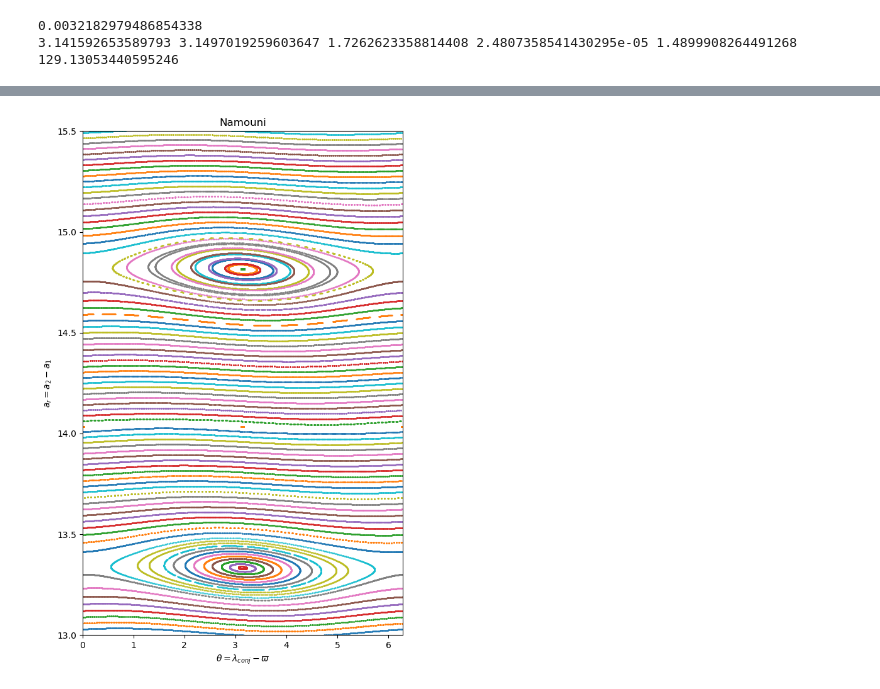
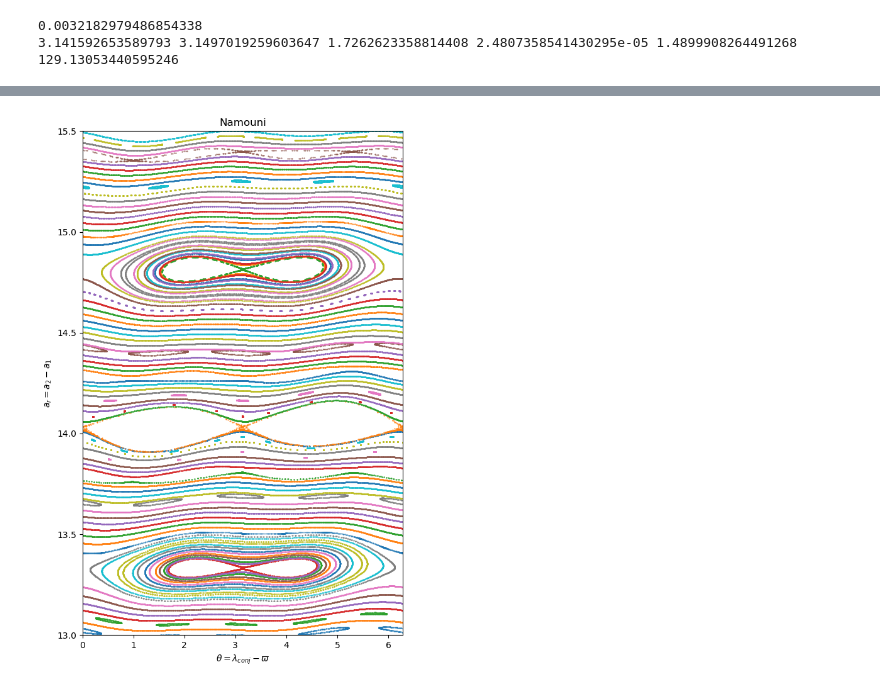
Before and after one commit to Supa-wich/3brproject, a Jupyter notebook: namouni_section_inoutpair.ipynb, the cells around one changed output, grey strips where cells are left out. Drawn from its saved outputs; the diff is of its cells as text; code cells hidden in the pictures.

```diff
--- a/namouni_section_inoutpair.ipynb
+++ b/namouni_section_inoutpair.ipynb
@@ -212,7 +212,7 @@ e1_conj = e1[btwn_conj_idx]
 e2_conj = e2[btwn_conj_idx]
 pomega1_conj = pomega1[btwn_conj_idx]
 pomega2_conj = pomega2[btwn_conj_idx]
-pomegan = pomega12[btwn_conj_idx]    # Relative periapse
+pomega12n = pomega12[btwn_conj_idx]    # Relative periapse
 if ind == 1:
     lambdan = l2[conj_idx]               # Lambda at conjunctions
 else:
@@ -231,13 +231,13 @@ eps0 = an[0]                                    # relative semimajor axis (scale
 ar0 = an[0] / epsilon                           # Initial scaled semimajor axis in Hill's unit
 K0 = 3/8*ar0**2
 I0 = (e12n[0]/epsilon)**2 / 2                   #Initial action
-phi0 = pomegan[0]
+pomega0 = pomega12n[0]
 
 lambda0 = lambdan[0]                            # Initial conj angle
 
 #eccentricity vector components
-h0 = np.sqrt(2*I0)*np.cos(phi0)
-k0 = np.sqrt(2*I0)*np.sin(phi0)
+h0 = np.sqrt(2*I0)*np.cos(pomega0)
+k0 = np.sqrt(2*I0)*np.sin(pomega0)
 
 fe0 = np.abs(1/((1+an[0])**(-3/2)-1))
 #beta0 = lambda0 - np.pi*fe0 + np.pi #opposition longitude, theta in dqt but we rename it because theta is already used
@@ -321,34 +404,36 @@ def namouni_so_step(In, Kn, phin, lambdan, arn, ind):
 # %%
 #This function runs Namouni mapping for multiple conjunctions
-def runmap(I0, K0, phi0, lambda0, Nconj, order):
+def runmap(I0, K0, pomega0, lambda0, Nconj, order):
     try:                # minimize function later passes a 1-element list, so make it work for both scalar and list
         K0 = K0[0]
     except:
         pass
-    Is, Ks, phis, lambdas, hs, ks = np.zeros(Nconj+1), np.zeros(Nconj+1), np.zeros(Nconj+1), np.zeros(Nconj+1), np.zeros(Nconj+1), np.zeros(Nconj+1)
+    Is, Ks, pomegas, lambdas, hs, ks = np.zeros(Nconj+1), np.zeros(Nconj+1), np.zeros(Nconj+1), np.zeros(Nconj+1), np.zeros(Nconj+1), np.zeros(Nconj+1)
     Is[0] = I0
     Ks[0] = K0
-    phis[0] = phi0
+    pomegas[0] = pomega0
     lambdas[0] = lambda0
     ar0 = np.sqrt(8*K0/3)
 
     for i in range(Nconj):
         if order==1:
-            Is[i+1], Ks[i+1], phis[i+1], lambdas[i+1], hs[i+1], ks[i+1] = namouni_fo_step(Is[i], Ks[i], phis[i], lambdas[i], ar0, ind)
+            Is[i+1], Ks[i+1], pomegas[i+1], lambdas[i+1], hs[i+1], ks[i+1] = namouni_fo_step(Is[i], Ks[i], pomegas[i], lambdas[i], ar0, ind)
         else:
-            Is[i+1], Ks[i+1], phis[i+1], lambdas[i+1], hs[i+1], ks[i+1] = namouni_so_step(Is[i], Ks[i], phis[i], lambdas[i], ar0, ind)
+            Is[i+1], Ks[i+1], pomegas[i+1], lambdas[i+1], hs[i+1], ks[i+1] = namouni_so_step_iter(Is[i], Ks[i], pomegas[i], lambdas[i], ar0, ind)
 
-    return Is, Ks, phis, lambdas, hs, ks
+    return Is, Ks, pomegas, lambdas, hs, ks
 # %%
 lambda0 = np.pi
-phi0 = 0
+pomega0 = 0
 I0 = 7**2/2 #in Namouni paper
 epsilon = 5e-3
 
 #print(3/8*ar0_list[0]**2-I_list[0])
 Na = 100 # number of original a values
 ar0_list = np.linspace(13, 15.5, Na) # np.linspace(13.33447880751, 13.3345, Na) # list of a = a2-a1 values
-I_list = 3/8*ar0_list**2 - 38.875 #for the same conserved quantity
+conserv = 3/8*ar0_list[0]**2-I0 #K-I=conserved quantity we want to set
+#print(conserv)
+I_list = 3/8*ar0_list**2 - conserv #find initial Is that give the same conserved quantity
 ar_conj = np.zeros((len(ar0_list), Nconj))
 theta_conj = np.zeros((len(ar0_list), Nconj))
 # for i, ar in enumerate(ar0_list):
@@ -380,37 +465,42 @@ theta_conj = np.zeros((len(ar0_list), Nconj))
 #         In, Kn, phin, lambdan = Inp1, Knp1, phinp1, lambdanp1
 #         arn = np.sqrt(8/3*Kn)
 
 ar_conj = np.zeros((len(ar0_list), Nconj+1))
 theta_conj = np.zeros((len(ar0_list), Nconj+1))
 K_conj = np.zeros((len(ar0_list), Nconj+1))
 I_conj = np.zeros((len(ar0_list), Nconj+1))
+sections = []
 for i, ar in enumerate(ar0_list):
-    I0 = I_list[i]
+    I0 = I_list[i] #for the same conserved quantity
     # initial conditions
     K0 = 3/8*ar**2
     #integrating
-    Is, Ks, phis, lambdas, hs, ks = runmap(I0, K0, phi0, lambda0, Nconj, 2)
-    thetas = (lambdas-phis) % (2*np.pi)
-    #thetas = np.where(thetas>np.pi, thetas - 2*np.pi, thetas)
+    Is, Ks, pomegas, lambdas, hs, ks = runmap(I0, K0, pomega0, lambda0, Nconj, order)
+    thetas = (pomegas-lambdas) % (2*np.pi)
+    #thetas = (pomegas-lambdas+np.pi) % (2*np.pi) - np.pi #pomega = pi+pomega_normal version
     ar_conj[i,:] = np.sqrt(8/3*Ks)
     theta_conj[i,:] = thetas
     I_conj[i,:] = Is
     K_conj[i,:] = Ks
+    section = [np.array([np.sqrt(8/3*Ks[j]), thetas[j]]) for j in range(Nconj)]
+    sections.append(section)
+
+
 
 #  plot
 acol = ar0_list.reshape((Na, -1)) # column vector
 a_arr = np.tile(acol, Nconj)
 fig, ax = plt.subplots(figsize=(6,9))
 ax.plot(theta_conj.T, ar_conj.T, '.', markersize=1)
 ax.set_xlabel(r'$\theta = \lambda_{conj}-\varpi$')
 ax.set_ylabel('$a_r = a_2 - a_1$')
 ax.set_title('Namouni')
-# ax.set_xlim(-np.pi, np.pi)
+#ax.set_xlim(-np.pi, np.pi)
 ax.set_xlim(0, 2*np.pi)
 ax.set_ylim(13,15.5)
 #ax.axvline(.0026987345)
 fig.tight_layout()
 
-fig.savefig('namouni_cateye.png')
+fig.savefig(f'namouni_cateye_{order}o.png')
 # %% [output]
-[figure, old version]
+[figure, new version]
```
Also changed, not shown: parts of 18 cells of this notebook.
